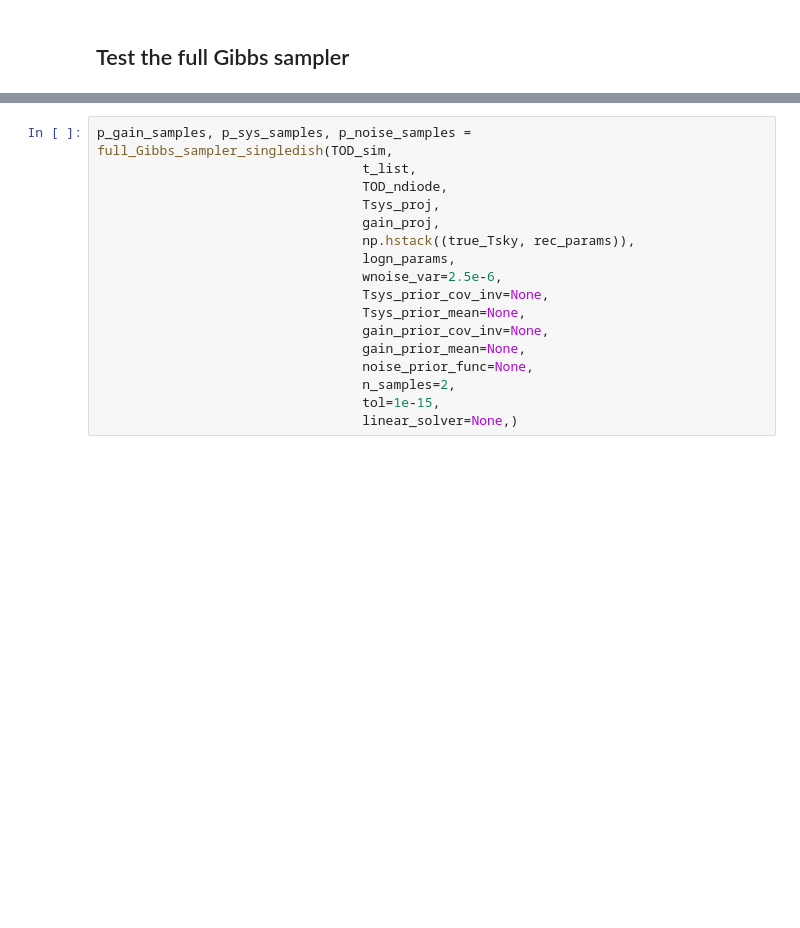
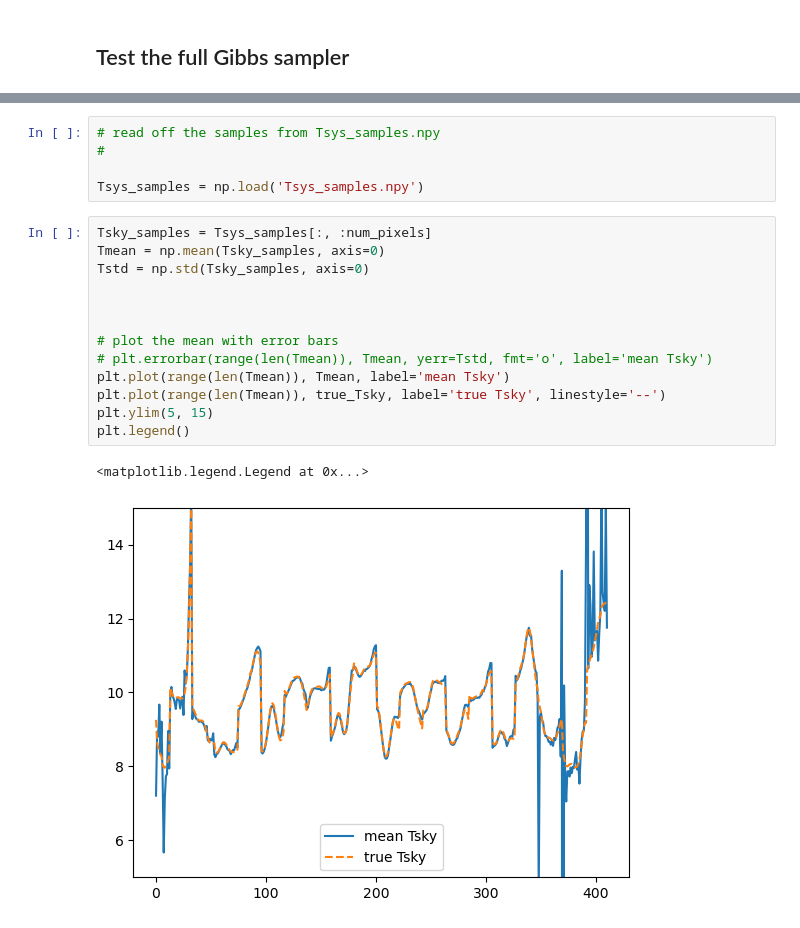
Before and after one commit to zzhang0123/hydra-tod, a Jupyter notebook: workflow.ipynb, the cells around one changed output, grey strips where cells are left out. Drawn from its saved outputs; the diff is of its cells as text; blank space fills up the shorter version.

```diff
--- a/workflow.ipynb
+++ b/workflow.ipynb
@@ -453,17 +454,21 @@ SyntaxError: invalid syntax. Perhaps you forgot a comma? (full_Gibbs_sampler.py,
-# %%
-p_gain_samples, p_sys_samples, p_noise_samples = full_Gibbs_sampler_singledish(TOD_sim,
-                                  t_list,
-                                  TOD_ndiode,
-                                  Tsys_proj,
-                                  gain_proj,
-                                  np.hstack((true_Tsky, rec_params)),
-                                  logn_params,
-                                  wnoise_var=2.5e-6,
-                                  Tsys_prior_cov_inv=None,
-                                  Tsys_prior_mean=None,
-                                  gain_prior_cov_inv=None,
-                                  gain_prior_mean=None,
-                                  noise_prior_func=None,
-                                  n_samples=2,
-                                  tol=1e-15,
-                                  linear_solver=None,)
+# %%
+# read off the samples from Tsys_samples.npy
+#
+
+Tsys_samples = np.load('Tsys_samples.npy')
+# %%
+Tsky_samples = Tsys_samples[:, :num_pixels]
+Tmean = np.mean(Tsky_samples, axis=0)
+Tstd = np.std(Tsky_samples, axis=0)
+
+
+
+# plot the mean with error bars
+# plt.errorbar(range(len(Tmean)), Tmean, yerr=Tstd, fmt='o', label='mean Tsky')
+plt.plot(range(len(Tmean)), Tmean, label='mean Tsky')
+plt.plot(range(len(Tmean)), true_Tsky, label='true Tsky', linestyle='--')
+plt.ylim(5, 15)
+plt.legend()
+# %% [output]
+<matplotlib.legend.Legend at 0x...>
+[figure, added]
```
Also changed, not shown: parts of 9 cells of this notebook, 5 other files.
